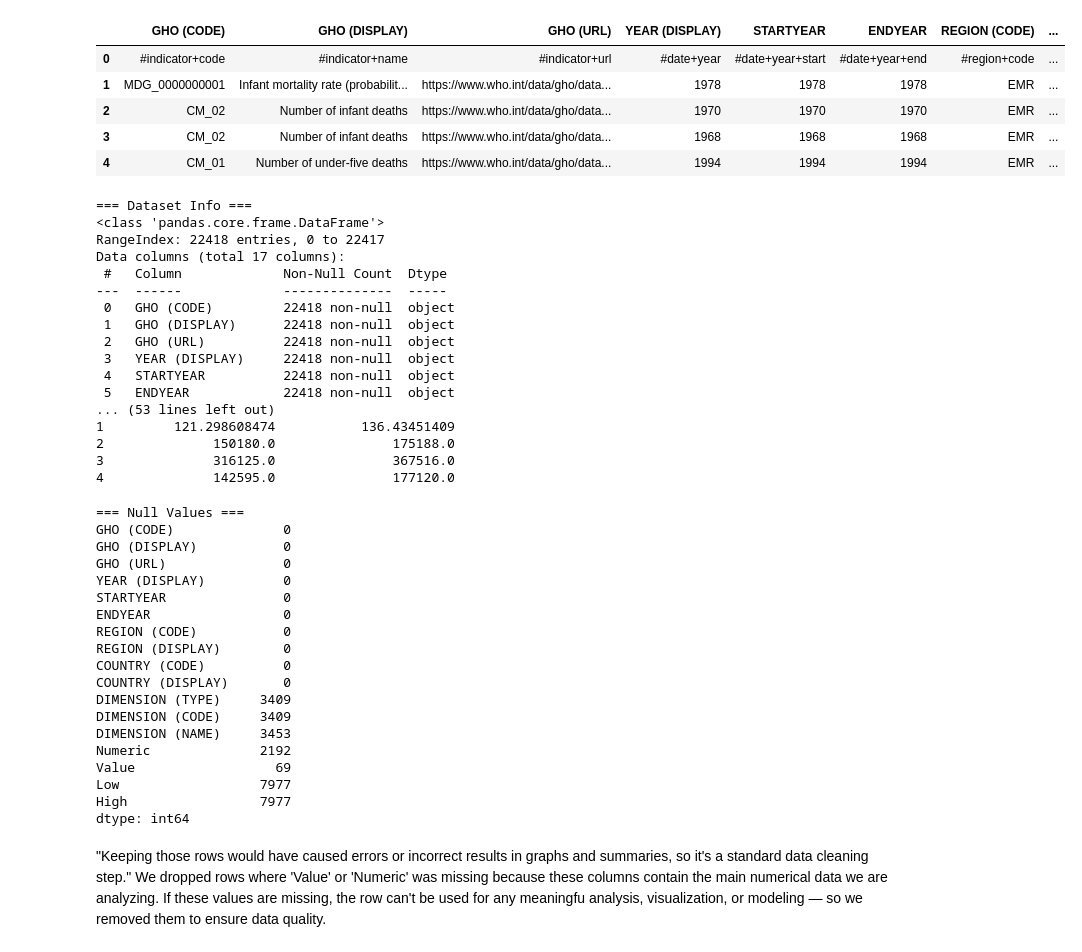
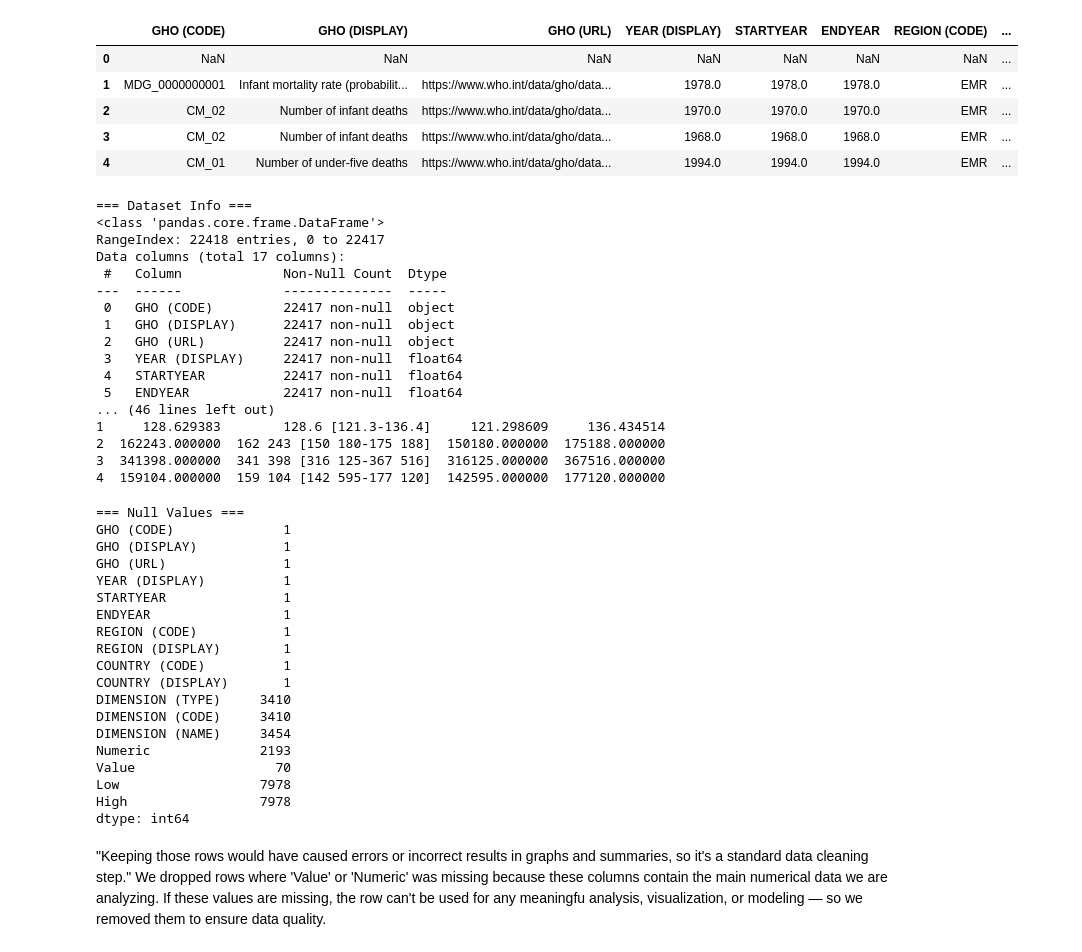
Before and after one commit to tashfeen786/STEMETA_Intership_Projects, a Jupyter notebook: HealthIndicator/Health_indicators_pak.ipynb, the cells around one changed output. Drawn from its saved outputs; the diff is of its cells as text; code cells hidden in the pictures.

```diff
--- a/HealthIndicator/Health_indicators_pak.ipynb
+++ b/HealthIndicator/Health_indicators_pak.ipynb
@@ -43,20 +43,20 @@ import seaborn as sns
 # %%
 # Import the necessary widget for file upload
 # Prompt the user to upload a file
-data = "F:\\Internships_Works\\health_indicators_pak.csv"  # Replace with the actual file path or use a file upload widget in a notebook environment
+data = "F:\\STEMETA_Intership_Projects\\HealthIndicator\\health_indicators_pak.csv"  # Replace with the actual file path or use a file upload widget in a notebook environment
 
 # Read the uploaded file into a pandas DataFrame
 # ( the uploaded file is a CSV)
 data = pd.read_csv(data)
 # Display the first few rows of the DataFrame
 data.head()
 # %% [output]
 |  | GHO (CODE) | GHO (DISPLAY) | GHO (URL) | YEAR (DISPLAY) | STARTYEAR | ENDYEAR | REGION (CODE) | ... |
-| 0 | #indicator+code | #indicator+name | #indicator+url | #date+year | #date+year+start | #date+year+end | #region+code | ... |
-| 1 | MDG_0000000001 | Infant mortality rate (probabilit... | https://www.who.int/data/gho/data... | 1978 | 1978 | 1978 | EMR | ... |
-| 2 | CM_02 | Number of infant deaths | https://www.who.int/data/gho/data... | 1970 | 1970 | 1970 | EMR | ... |
-| 3 | CM_02 | Number of infant deaths | https://www.who.int/data/gho/data... | 1968 | 1968 | 1968 | EMR | ... |
-| 4 | CM_01 | Number of under-five deaths | https://www.who.int/data/gho/data... | 1994 | 1994 | 1994 | EMR | ... |
+| 0 | NaN | NaN | NaN | NaN | NaN | NaN | NaN | ... |
+| 1 | MDG_0000000001 | Infant mortality rate (probabilit... | https://www.who.int/data/gho/data... | 1978.0 | 1978.0 | 1978.0 | EMR | ... |
+| 2 | CM_02 | Number of infant deaths | https://www.who.int/data/gho/data... | 1970.0 | 1970.0 | 1970.0 | EMR | ... |
+| 3 | CM_02 | Number of infant deaths | https://www.who.int/data/gho/data... | 1968.0 | 1968.0 | 1968.0 | EMR | ... |
+| 4 | CM_01 | Number of under-five deaths | https://www.who.int/data/gho/data... | 1994.0 | 1994.0 | 1994.0 | EMR | ... |
 # %%
 # Display basic info
 print("=== Dataset Info ===")
@@ -70,40 +70,40 @@ RangeIndex: 22418 entries, 0 to 22417
 Data columns (total 17 columns):
  #   Column             Non-Null Count  Dtype
 ---  ------             --------------  -----
- 0   GHO (CODE)         22418 non-null  object
- 1   GHO (DISPLAY)      22418 non-null  object
- 2   GHO (URL)          22418 non-null  object
- 3   YEAR (DISPLAY)     22418 non-null  object
- 4   STARTYEAR          22418 non-null  object
- 5   ENDYEAR            22418 non-null  object
-... (53 lines left out)
-1         121.298608474           136.43451409
-2              150180.0               175188.0
-3              316125.0               367516.0
-4              142595.0               177120.0
+ 0   GHO (CODE)         22417 non-null  object
+ 1   GHO (DISPLAY)      22417 non-null  object
+ 2   GHO (URL)          22417 non-null  object
+ 3   YEAR (DISPLAY)     22417 non-null  float64
+ 4   STARTYEAR          22417 non-null  float64
+ 5   ENDYEAR            22417 non-null  float64
+... (46 lines left out)
+1     128.629383        128.6 [121.3-136.4]     121.298609     136.434514
+2  162243.000000  162 243 [150 180-175 188]  150180.000000  175188.000000
+3  341398.000000  341 398 [316 125-367 516]  316125.000000  367516.000000
+4  159104.000000  159 104 [142 595-177 120]  142595.000000  177120.000000
 # %%
 # Check for null/missing values
 print("\n=== Null Values ===")
 print(data.isnull().sum())
 # %% [output]
 === Null Values ===
-GHO (CODE)              0
-GHO (DISPLAY)           0
-GHO (URL)               0
-YEAR (DISPLAY)          0
-STARTYEAR               0
-ENDYEAR                 0
-REGION (CODE)           0
-REGION (DISPLAY)        0
-COUNTRY (CODE)          0
-COUNTRY (DISPLAY)       0
-DIMENSION (TYPE)     3409
-DIMENSION (CODE)     3409
-DIMENSION (NAME)     3453
-Numeric              2192
-Value                  69
-Low                  7977
-High                 7977
+GHO (CODE)              1
+GHO (DISPLAY)           1
+GHO (URL)               1
+YEAR (DISPLAY)          1
+STARTYEAR               1
+ENDYEAR                 1
+REGION (CODE)           1
+REGION (DISPLAY)        1
+COUNTRY (CODE)          1
+COUNTRY (DISPLAY)       1
+DIMENSION (TYPE)     3410
+DIMENSION (CODE)     3410
+DIMENSION (NAME)     3454
+Numeric              2193
+Value                  70
+Low                  7978
+High                 7978
 dtype: int64
 # %% [markdown]
 "Keeping those rows would have caused errors or incorrect results in graphs and summaries, so it's a standard data cleaning step."
```
Also changed, not shown: parts of 15 cells of this notebook, 2 other files.
